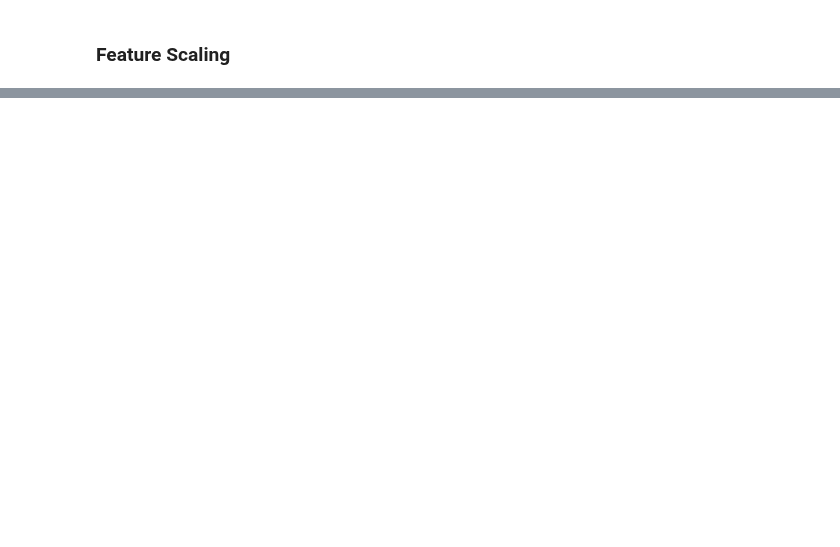
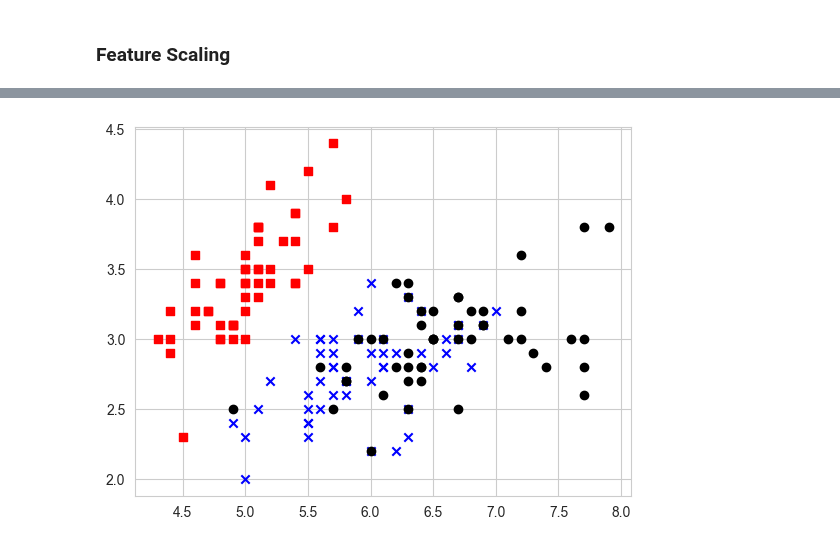
Before and after one commit to Pj-354/Python-Notebooks--Mine-, a Jupyter notebook: ML Fuckery/KNN.ipynb, the cells around one changed output, grey strips where cells are left out. Cells and saved outputs as stored; diff of their text form; code cells hidden in the pictures; blank space fills up the shorter version.

```diff
--- a/ML Fuckery/KNN.ipynb
+++ b/ML Fuckery/KNN.ipynb
@@ -76,8 +80,8 @@ Characterestics_by_Types
 # %%
 #Dependent variable
-y = raw_df.iloc[:, -1]
+y = raw_df.iloc[:, -1].values
 #Independent variables (design matrix)
-X = raw_df.iloc[:, :-1]
+X = raw_df.iloc[:, :-1].values
 # %%
 #Create test and training data sets
 from sklearn.model_selection import train_test_split
@@ -102,0 +216,13 @@ SScaler = StandardScaler()
+# %%
+from matplotlib.colors import ListedColormap
+from matplotlib.axes._axes import _log as matplotlib_axes_logger
+matplotlib_axes_logger.setLevel('ERROR')
+
+markers = ('s', 'x', 'o')
+colors = ('red', 'blue', 'black')
+cmap = ListedColormap(colors[:len(np.unique(y_test))])
+
+for idx, cl in enumerate(np.unique(y)):
+    plt.scatter(x=X[y == cl, 0], y=X[y == cl, 1],c=cmap(idx), marker=markers[idx], label=cl)
+# %% [output]
+[figure, added]
```
Also changed, not shown: parts of 22 cells of this notebook, 1 other file.
